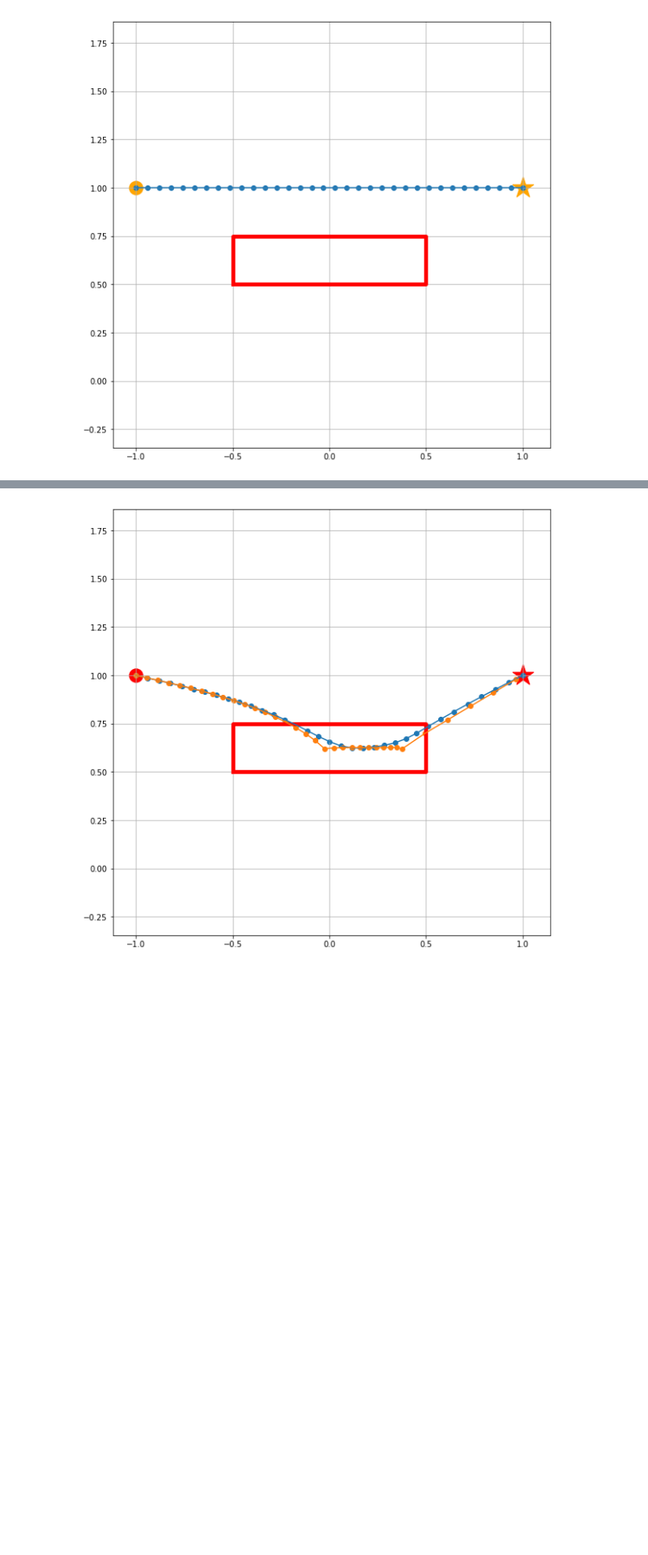
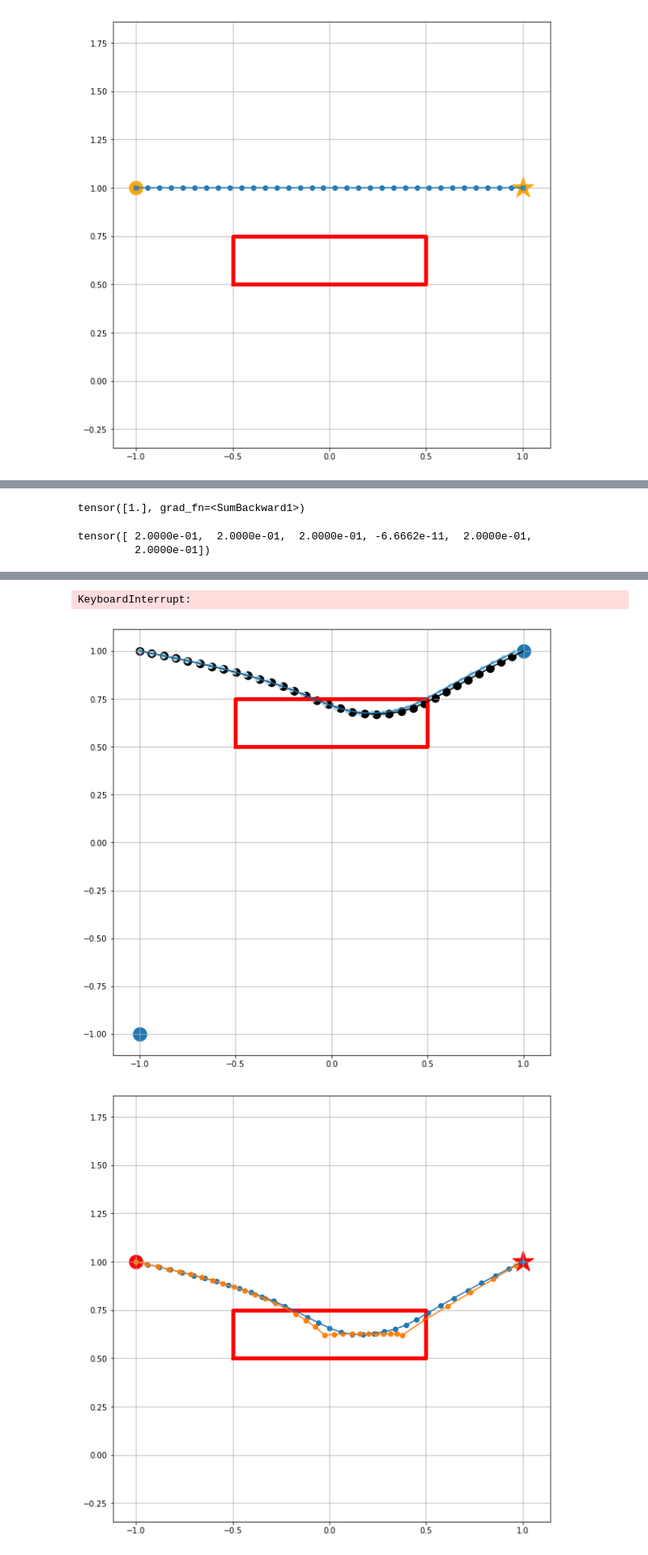
Before and after one commit to karenl7/stlcg-asl, a Jupyter notebook: scratch.ipynb, the cells around one changed output, grey strips where cells are left out. Shown: that part at 81% size. Cells and saved outputs as stored; diff of their text form; code cells hidden in the pictures; blank space fills up the shorter version.

```diff
--- a/scratch.ipynb
+++ b/scratch.ipynb
@@ -78,7 +177,7 @@ x0 = np.array([-1.0, 1.0])
 xf = np.ones(2)
 N = n.shape
 
-u_max = torch.as_tensor(1.0).float()       # u max
+u_max = torch.as_tensor(0.9).float()       # u max
 # %%
 plt.figure(figsize=(10,10))
 plt.plot([obs_1[0], obs_1[0], obs_1[1], obs_1[1], obs_1[0]], [obs_1[2], obs_1[3], obs_1[3], obs_1[2], obs_1[2]], c="red", linewidth=5)
@@ -163,28 +259,32 @@ plt.grid()
 # %%
 scale = -1
 agm = False
+
+robustness_1 = torch.relu(-ϕ1.robustness(box_inputs, scale=scale).squeeze())
+robustness_2 = torch.relu(-θ.robustness(control_inputs, scale=scale).squeeze())
+
 plt.figure(figsize=(16, 8))
 signal = inside_box_1(box_inputs, scale=scale, agm=agm).detach().squeeze().numpy()
 plt.plot(range(len(signal)), signal, label="inside box")
-plt.scatter(range(len(signal)), signal, s=200)
+plt.scatter(range(len(signal)), signal, s=50)
 
 integral = ϕ1.subformula(box_inputs, scale=scale, agm=agm).detach().squeeze().numpy()
-plt.plot(range(len(signal)), integral, label="integral inside box")
+plt.plot(range(len(signal)), integral, label="integral [0, 5] inside box")
 plt.scatter(range(len(signal)), integral)
 
 rob = ϕ1(box_inputs, scale=scale, agm=agm).detach().squeeze().numpy()
-plt.plot(range(len(signal)), rob, label="eventually integral inside box")
+plt.plot(range(len(signal)), rob, label="eventually integral [0, 5] inside box")
 plt.scatter(range(len(signal)), rob)
 
-integral = ϕ2.subformula(box_inputs, scale=scale, agm=agm).detach().squeeze().numpy()
-plt.plot(range(len(signal)), integral, label="always [0, 5] inside box")
-plt.scatter(range(len(signal)), integral)
+always = ϕ2.subformula(box_inputs, scale=scale, agm=agm).detach().squeeze().numpy()
+plt.plot(range(len(signal)), always, label="always [0, 5] inside box")
+plt.scatter(range(len(signal)), always, s=100)
 
 rob = ϕ2(box_inputs, scale=scale, agm=agm).detach().squeeze().numpy()
 plt.plot(range(len(signal)), rob, label="eventually always [0, 5] inside box")
-plt.scatter(range(len(signal)), rob)
+plt.scatter(range(len(signal)), rob, s=25)
 
 plt.legend(fontsize=16)
 plt.grid()
-plt.ylim([-2, 2])
+plt.ylim([-2.8, -2.7])
 # %% [output]
@@ -192,0 +366,16 @@ plt.ylim([-2, 2])
+# %%
+m = stlcg.Maxish()
+s = torch.tensor([1, 1, 1, 0.5, 1, 1]).float().requires_grad_(True)
+scale = 50
+r = m(s, scale, dim=0)
+r
+# %% [output]
+tensor([1.], grad_fn=<SumBackward1>)
+# %%
+r.backward()
+with torch.no_grad():
+    print(s.grad)
+# r.grad.zero_()
+# %% [output]
+tensor([ 2.0000e-01,  2.0000e-01,  2.0000e-01, -6.6662e-11,  2.0000e-01,
+         2.0000e-01])
@@ -193,16 +384,17 @@ plt.ylim([-2, 2])
 # %%
 ##### hyperparameters #####
-γ = 0.3
+γ = 0.1
 lr = 0.05
-margin = 0.125 # can add a margin so things are not right on the boundary
+margin = .5 # can add a margin so things are not right on the boundary
 keepdim = True
-scale = -1
+scale = 100
 agm = False
 use_relu = False
 ###########################
 fig_path = "experiments/integral/figs"
 for _ in range(5000):
 #     optimizer.zero_grad()
+#     scale = 1.0 + _/5000 * 50
     X = Z[:N[0]*N[1]].reshape(N[0], N[1])
     U = Z[N[0]*N[1]:(N[0]*N[1] + (N[0]-1)*N[1])].reshape(N[0]-1,N[1])
     ux = U[:,:1]
@@ -211,12 +403,12 @@ for _ in range(5000):
     box_inputs = ((x, x),(y, y)) # changes as Z changes (points to the Z tensor)
     control_inputs = U.norm(dim=1, keepdim=True).unsqueeze(0)
 
-#     robustness_1 = torch.relu(-(ϕ1.robustness(box_inputs, scale=scale, keepdim=keepdim, agm=agm, use_relu=use_relu).squeeze() - margin) )
-    robustness_1 = torch.relu(-(ϕ2.robustness(box_inputs, scale=scale, keepdim=keepdim, agm=agm).squeeze() - margin) )
+    robustness_1 = torch.relu(-(ϕ1.robustness(box_inputs, scale=scale, keepdim=keepdim, agm=agm, use_relu=use_relu).squeeze() - margin) )
+#     robustness_1 = torch.relu(-(ϕ2.robustness(box_inputs, scale=scale, keepdim=keepdim, agm=agm).squeeze() - margin) )
 
-    robustness_2 = torch.relu(-θ.robustness(control_inputs, scale=-1, keepdim=keepdim).squeeze())
+    robustness_2 = -θ.robustness(control_inputs, scale=-1, keepdim=keepdim).squeeze()
 
-    robustness = robustness_1 + robustness_2
+    robustness = robustness_1 + γ*robustness_2
 
     cont = (torch.matmul(EE, Z) - CC).pow(2).sum()
 
@@ -249,8 +441,8 @@ for _ in range(5000):
         plt.savefig(fig_path + "/" + str(_).rjust(4, '0') + ".png")
         print("%i: loss: %.3f   robustness_1: %.3f     robustness_2: %.3f     cont: %.6f"%(_, loss.detach().numpy(), robustness_1.detach().numpy(),  robustness_2.detach().numpy(), cont.detach().numpy()))
         plt.close()
-    if (robustness < 1E-2) & (cont < 1E-6):
-        print("FINISHED!")
-        break
+#     if (robustness < 1E-2) & (cont < 1E-6):
+#         print("FINISHED!")
+#         break
     Z.grad.zero_()
 # %% [output]
@@ -274,3 +458,5 @@ for _ in range(5000):
+KeyboardInterrupt:
+[figure, added]
 # %%
 data_path = "experiments/integral"
 
```
Also changed, not shown: parts of 40 cells of this notebook, 1 other file.
